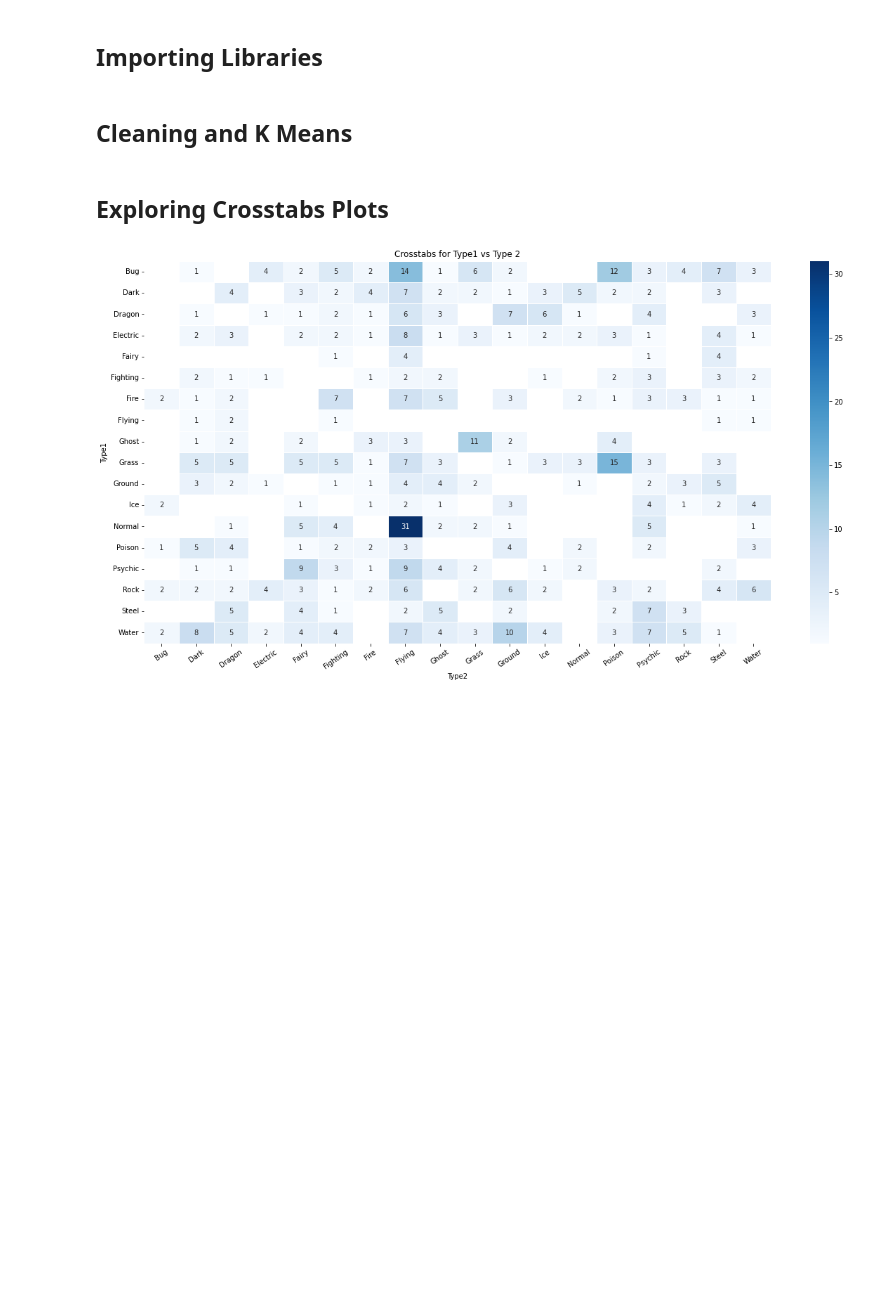
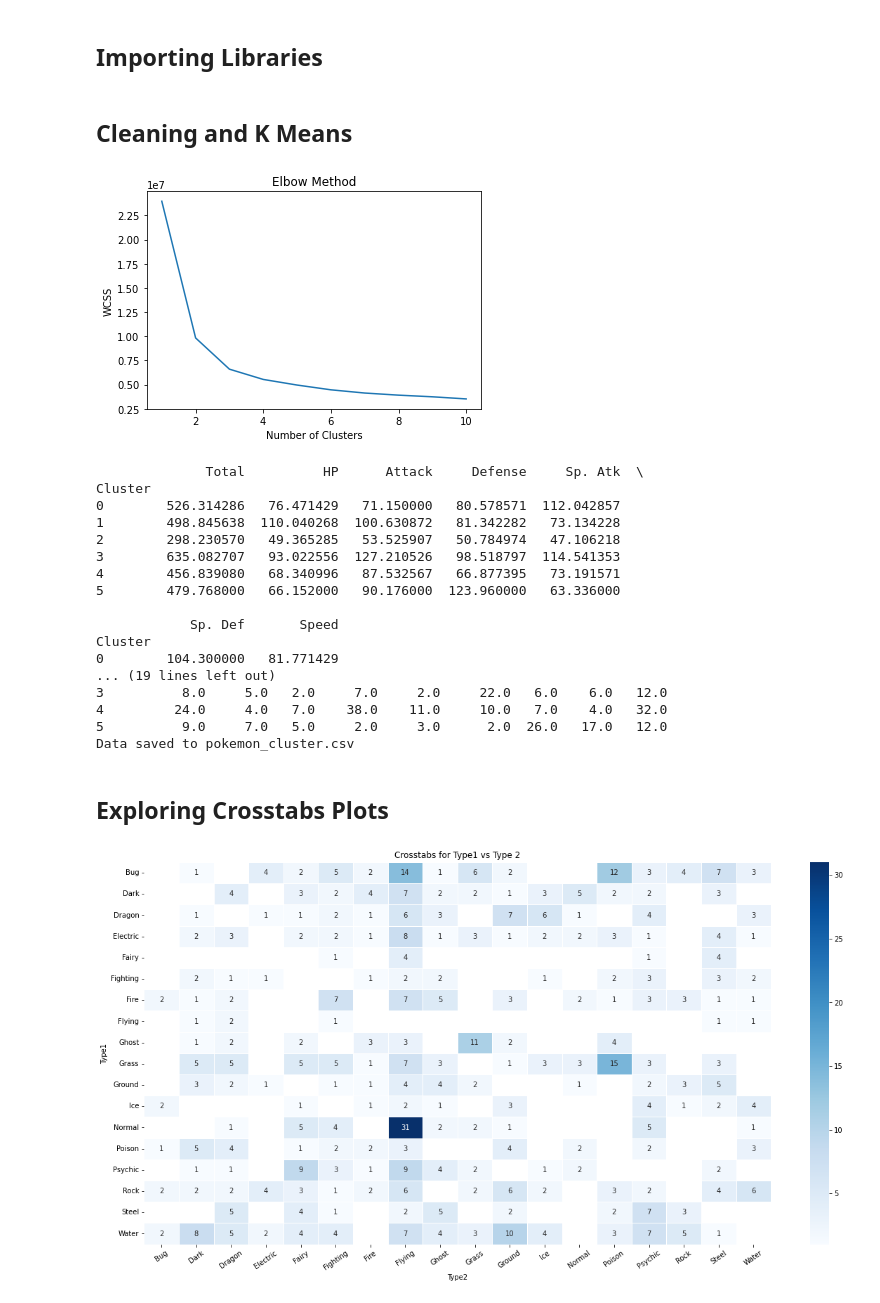
Before and after one commit to E-STAT/Pokemon_Analysis_AngelHack_July, a Jupyter notebook: pokemon_AngelHack.ipynb, the cells around one changed output. Saved outputs shown, nothing was run; the diff lists cells and outputs as text; code cells hidden in the pictures; blank space fills up the shorter version.

```diff
--- a/pokemon_AngelHack.ipynb
+++ b/pokemon_AngelHack.ipynb
@@ -121,34 +121,53 @@ def plot_elbow_method(data: DataFrame, selected_features: List[str], max_cluster
     plt.plot(range(1, max_clusters + 1), wcss)
     plt.xlabel('Number of Clusters')
     plt.ylabel('WCSS')
     plt.title('Elbow Method')
     plt.show()
 
 
 # Read the Pokémon data from CSV
-pokemon_data = pd.read_csv('pokemon.csv')
+pokemon_data = pd.read_csv('../Downloads/pokemon.csv')
 
 # Preprocess the data
 pokemon_data = preprocess_data(pokemon_data)
 
 # Set the desired features for clustering
 selected_features = ['Total', 'HP', 'Attack', 'Defense', 'Sp. Atk', 'Sp. Def', 'Speed']
 
 # Plot the elbow method to determine the optimal number of clusters
 max_clusters = 10
 plot_elbow_method(pokemon_data[selected_features], selected_features, max_clusters)
 
 # Perform k-means clustering
 num_clusters = 6
 pokemon_data = perform_kmeans_clustering(pokemon_data, selected_features, num_clusters)
 
 # Analyze the clusters
 cluster_means, type_counts = analyze_clusters(pokemon_data, selected_features)
 print(cluster_means)
 print(type_counts)
 
 # Save the data with cluster labels to a new CSV file
 save_data_to_csv(pokemon_data, 'pokemon_cluster.csv')
+# %% [output]
+[figure, added]
+              Total          HP      Attack     Defense     Sp. Atk  \
+Cluster
+0        526.314286   76.471429   71.150000   80.578571  112.042857
+1        498.845638  110.040268  100.630872   81.342282   73.134228
+2        298.230570   49.365285   53.525907   50.784974   47.106218
+3        635.082707   93.022556  127.210526   98.518797  114.541353
+4        456.839080   68.340996   87.532567   66.877395   73.191571
+5        479.768000   66.152000   90.176000  123.960000   63.336000
+
+            Sp. Def       Speed
+Cluster
+0        104.300000   81.771429
+... (19 lines left out)
+3          8.0     5.0   2.0     7.0     2.0     22.0   6.0    6.0   12.0
+4         24.0     4.0   7.0    38.0    11.0     10.0   7.0    4.0   32.0
+5          9.0     7.0   5.0     2.0     3.0      2.0  26.0   17.0   12.0
+Data saved to pokemon_cluster.csv
 # %% [markdown]
 ## Exploring Crosstabs Plots
 # %%
```
Also changed, not shown: parts of 8 cells of this notebook, 1 other file.
